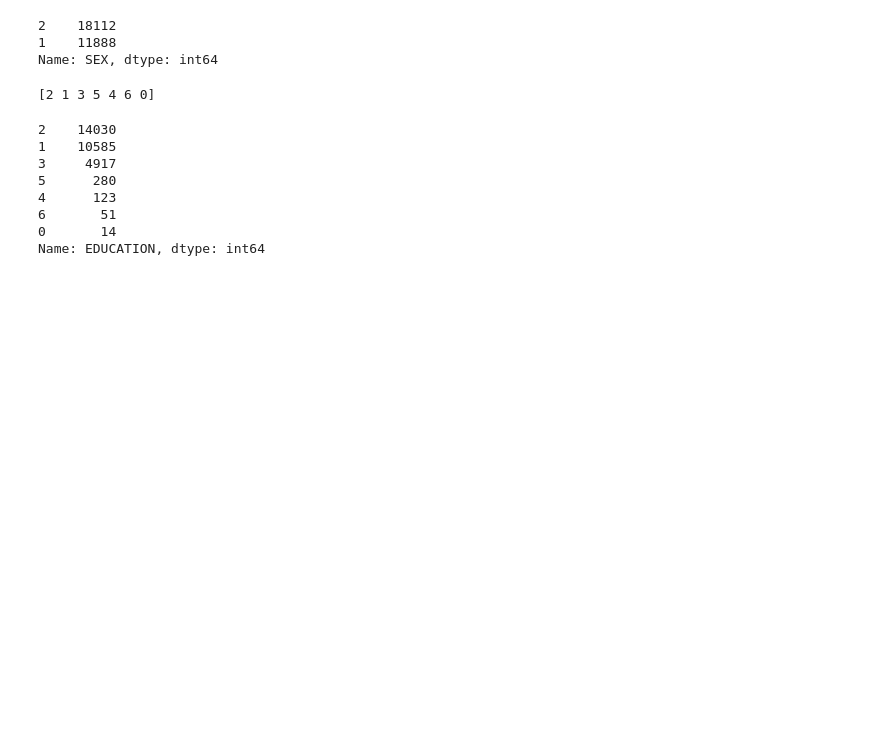
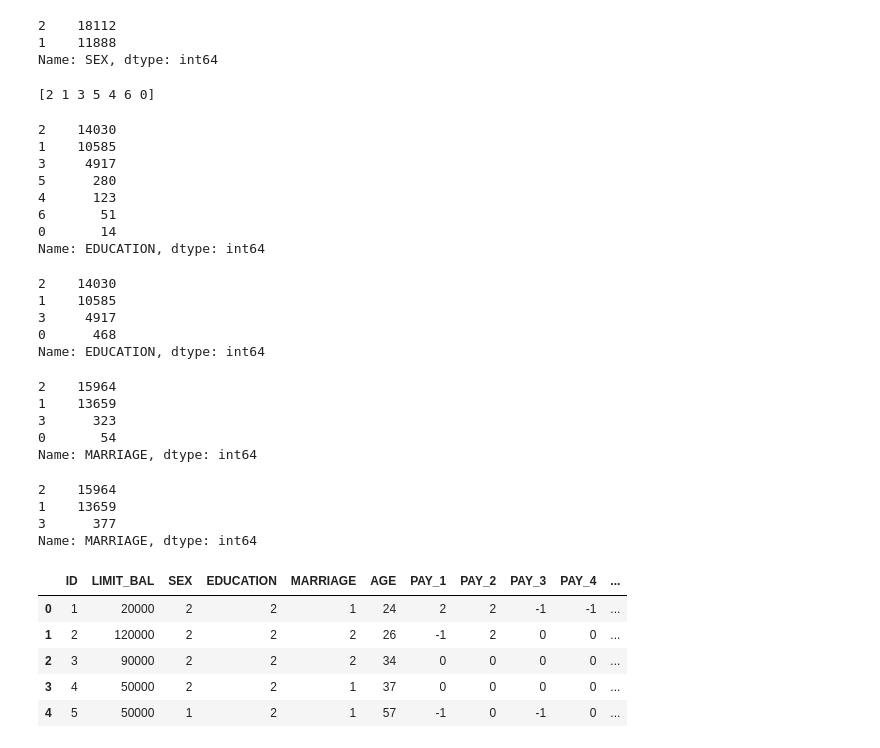
Before and after one commit to AnshRockstar/Credit-Card-Default-Analysis, a Jupyter notebook: Credit_Card_Default_Prediction_Capstone_Projectipynb.ipynb, the cells around one changed output. Cells and saved outputs as stored; diff of their text form; code cells hidden in the pictures; blank space fills up the shorter version.

```diff
--- a/Credit_Card_Default_Prediction_Capstone_Projectipynb.ipynb
+++ b/Credit_Card_Default_Prediction_Capstone_Projectipynb.ipynb
@@ -183,0 +186,44 @@ Name: EDUCATION, dtype: int64
+# %%
+df['EDUCATION'].value_counts()
+# %% [output]
+2    14030
+1    10585
+3     4917
+0      468
+Name: EDUCATION, dtype: int64
+# %%
+# From dataset description: MARRIAGE: Marital status (1=married, 2=single, 3=others), but there is also 0
+
+# df["MARRIAGE"].unique()
+print(df['MARRIAGE'].value_counts())
+# %% [output]
+2    15964
+1    13659
+3      323
+0       54
+Name: MARRIAGE, dtype: int64
+# %%
+df["MARRIAGE"] = df["MARRIAGE"].replace({0:3})
+print(df['MARRIAGE'].value_counts())
+# %% [output]
+2    15964
+1    13659
+3      377
+Name: MARRIAGE, dtype: int64
+# %%
+# Create a new column "HAS_DEF" to indicate customers who have at least 1 default payment from PAY_1 to Pay_6
+# 0 : no default ; 1: has default
+
+def_condition =(df.PAY_1>1) | (df.PAY_2>1) | (df.PAY_3>1) | (df.PAY_4>1) | (df.PAY_5>1) | (df.PAY_6>1)
+df.loc[def_condition, "HAS_DEF"] = 1
+df.loc[df.HAS_DEF.isna(), "HAS_DEF"] = 0
+# print(type(def_condition))
+# %%
+df.head(5)
+# %% [output]
+|  | ID | LIMIT_BAL | SEX | EDUCATION | MARRIAGE | AGE | PAY_1 | PAY_2 | PAY_3 | PAY_4 | ... |
+| 0 | 1 | 20000 | 2 | 2 | 1 | 24 | 2 | 2 | -1 | -1 | ... |
+| 1 | 2 | 120000 | 2 | 2 | 2 | 26 | -1 | 2 | 0 | 0 | ... |
+| 2 | 3 | 90000 | 2 | 2 | 2 | 34 | 0 | 0 | 0 | 0 | ... |
+| 3 | 4 | 50000 | 2 | 2 | 1 | 37 | 0 | 0 | 0 | 0 | ... |
+| 4 | 5 | 50000 | 1 | 2 | 1 | 57 | -1 | 0 | -1 | 0 | ... |
```
Also changed, not shown: parts of 3 cells of this notebook.
